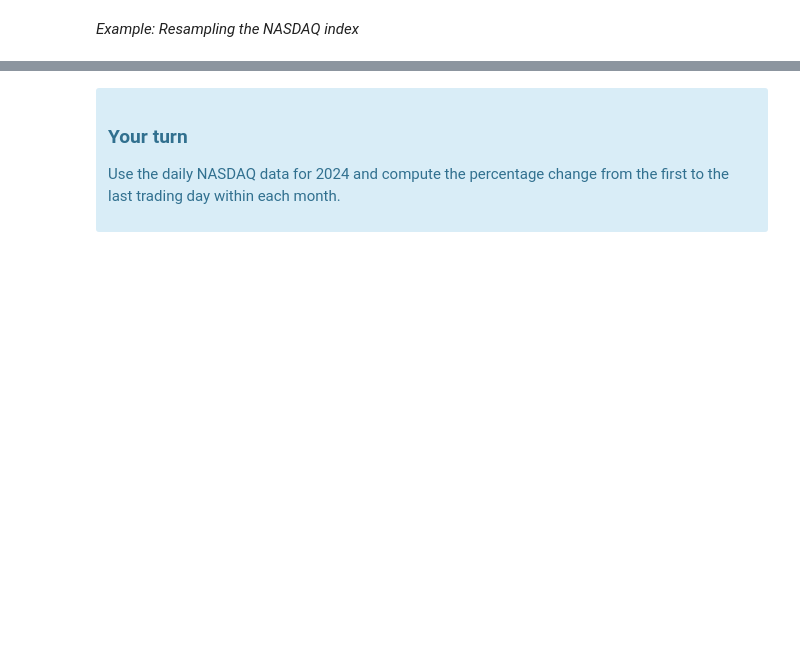
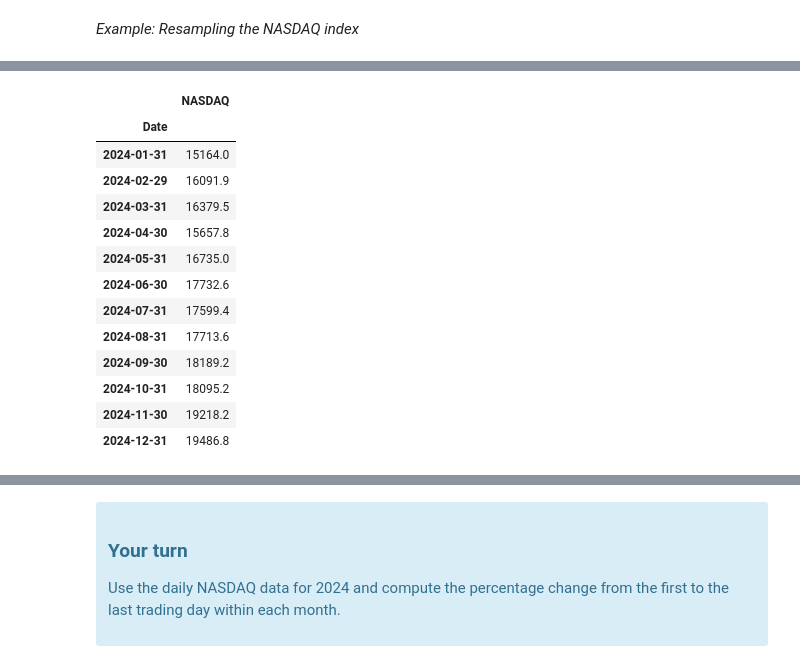
Before and after one commit to AliceAndrii/TECH2-H25, a Jupyter notebook: lectures/lecture4/lecture4-template - AA.ipynb, the cells around one changed output, grey strips where cells are left out. Cells and saved outputs as stored; diff of their text form; code cells hidden in the pictures; blank space fills up the shorter version.

```diff
--- a/lectures/lecture4/lecture4-template - AA.ipynb
+++ b/lectures/lecture4/lecture4-template - AA.ipynb
@@ -313,0 +559,17 @@ df = df.loc['2024']
+# %%
+df.resample('ME').last()
+# %% [output]
+|  | NASDAQ |
+| Date |  |
+| 2024-01-31 | 15164.0 |
+| 2024-02-29 | 16091.9 |
+| 2024-03-31 | 16379.5 |
+| 2024-04-30 | 15657.8 |
+| 2024-05-31 | 16735.0 |
+| 2024-06-30 | 17732.6 |
+| 2024-07-31 | 17599.4 |
+| 2024-08-31 | 17713.6 |
+| 2024-09-30 | 18189.2 |
+| 2024-10-31 | 18095.2 |
+| 2024-11-30 | 19218.2 |
+| 2024-12-31 | 19486.8 |
```
Also changed, not shown: parts of 32 cells of this notebook.
